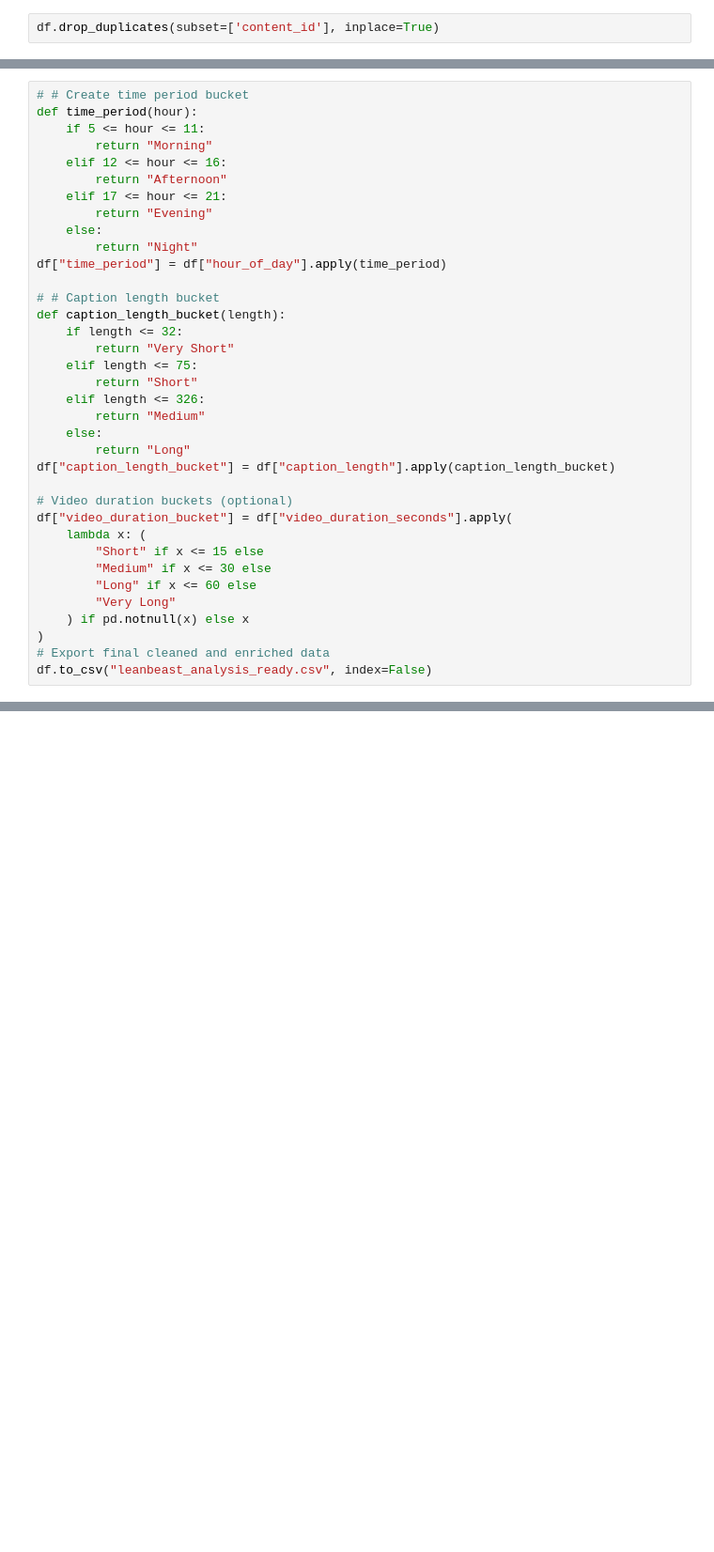
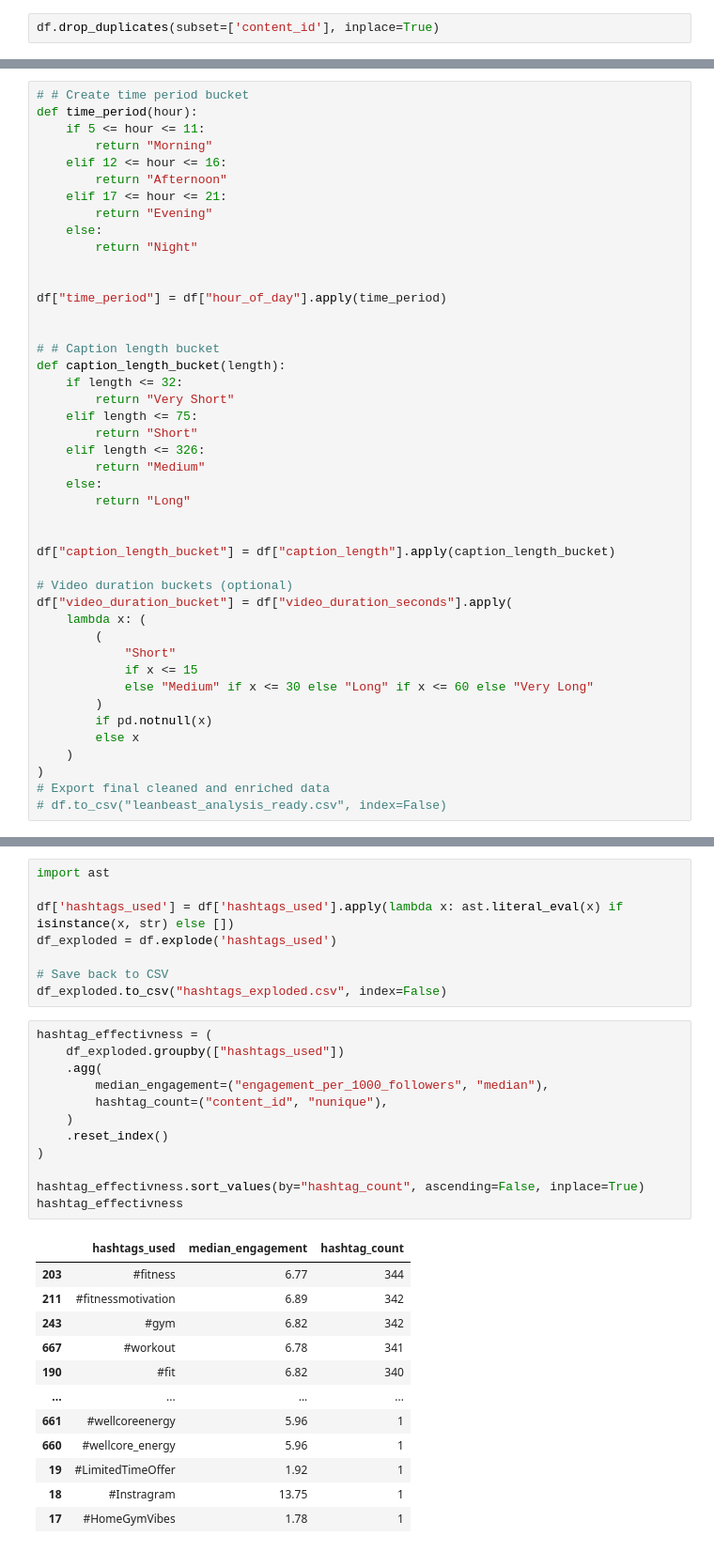
Before and after one commit to Sujalk63/lean_beast_india_custom_analysis, a Jupyter notebook: 1_cleaning.ipynb, the cells around one changed output, grey strips where cells are left out. Shown: that part at 94% size. Cells and saved outputs as stored; diff of their text form; blank space fills up the shorter version.

Commit message:
exploded df added

```diff
--- a/1_cleaning.ipynb
+++ b/1_cleaning.ipynb
@@ -96,7 +100,10 @@ def time_period(hour):
         return "Evening"
     else:
         return "Night"
+
+
 df["time_period"] = df["hour_of_day"].apply(time_period)
+
 
 # # Caption length bucket
 def caption_length_bucket(length):
@@ -108,19 +115,24 @@ def caption_length_bucket(length):
         return "Medium"
     else:
         return "Long"
+
+
 df["caption_length_bucket"] = df["caption_length"].apply(caption_length_bucket)
 
 # Video duration buckets (optional)
 df["video_duration_bucket"] = df["video_duration_seconds"].apply(
     lambda x: (
-        "Short" if x <= 15 else
-        "Medium" if x <= 30 else
-        "Long" if x <= 60 else
-        "Very Long"
-    ) if pd.notnull(x) else x
+        (
+            "Short"
+            if x <= 15
+            else "Medium" if x <= 30 else "Long" if x <= 60 else "Very Long"
+        )
+        if pd.notnull(x)
+        else x
+    )
 )
 # Export final cleaned and enriched data
-df.to_csv("leanbeast_analysis_ready.csv", index=False)
+# df.to_csv("leanbeast_analysis_ready.csv", index=False)
 # %%
 df.sample(5)
 # %% [output]
@@ -133,0 +181,33 @@ df.sample(5)
+# %%
+import ast
+
+df['hashtags_used'] = df['hashtags_used'].apply(lambda x: ast.literal_eval(x) if isinstance(x, str) else [])
+df_exploded = df.explode('hashtags_used')
+
+# Save back to CSV
+df_exploded.to_csv("hashtags_exploded.csv", index=False)
+# %%
+hashtag_effectivness = (
+    df_exploded.groupby(["hashtags_used"])
+    .agg(
+        median_engagement=("engagement_per_1000_followers", "median"),
+        hashtag_count=("content_id", "nunique"),
+    )
+    .reset_index()
+)
+
+hashtag_effectivness.sort_values(by="hashtag_count", ascending=False, inplace=True)
+hashtag_effectivness
+# %% [output]
+|  | hashtags_used | median_engagement | hashtag_count |
+| 203 | #fitness | 6.77 | 344 |
+| 211 | #fitnessmotivation | 6.89 | 342 |
+| 243 | #gym | 6.82 | 342 |
+| 667 | #workout | 6.78 | 341 |
+| 190 | #fit | 6.82 | 340 |
+| ... | ... | ... | ... |
+| 661 | #wellcoreenergy | 5.96 | 1 |
+| 660 | #wellcore_energy | 5.96 | 1 |
+| 19 | #LimitedTimeOffer | 1.92 | 1 |
+| 18 | #Instragram | 13.75 | 1 |
+| 17 | #HomeGymVibes | 1.78 | 1 |
```
Also changed, not shown: parts of 9 cells of this notebook, 1 other file.
